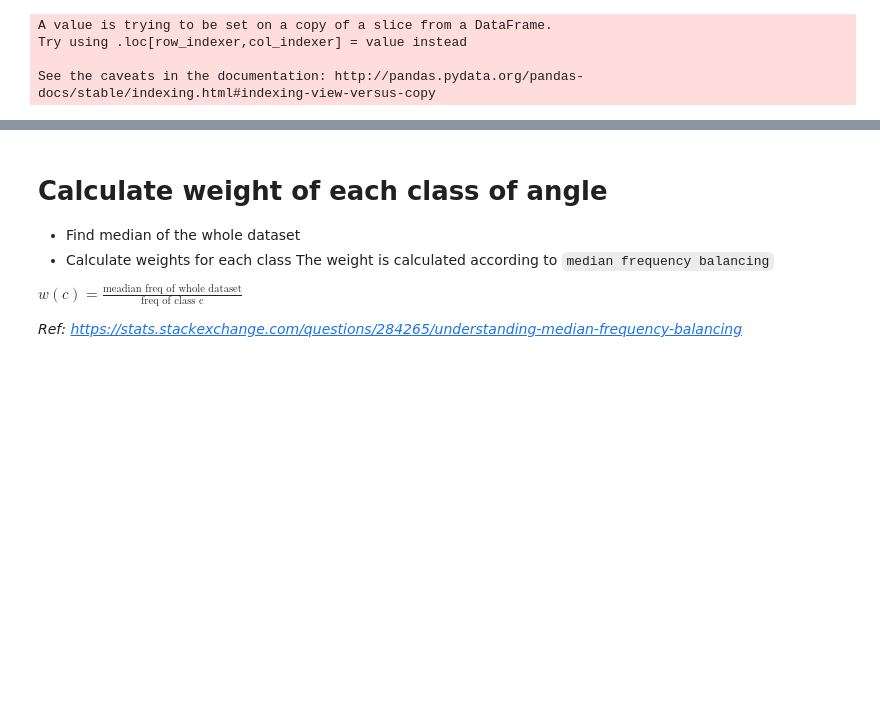
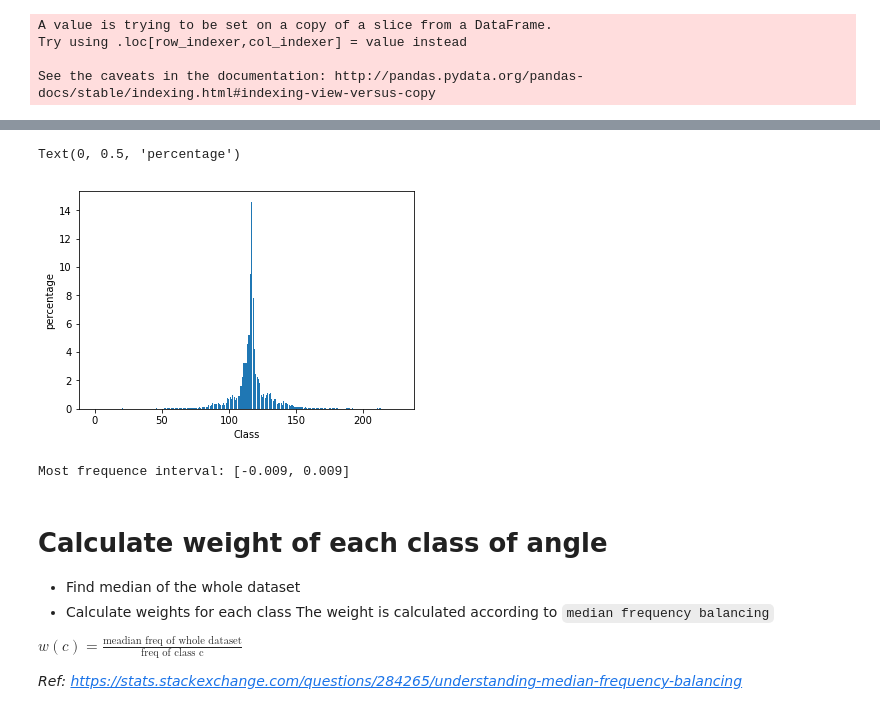
Before and after one commit to quan-dao/ECN-E2E, a Jupyter notebook: data/dataset_prepation.ipynb, the cells around one changed output, grey strips where cells are left out. Saved outputs shown, nothing was run; the diff lists cells and outputs as text; code cells hidden in the pictures; blank space fills up the shorter version.

```diff
--- a/data/dataset_prepation.ipynb
+++ b/data/dataset_prepation.ipynb
@@ -39,3 +43,16 @@ bins_cnt, bins_edge, _ = plt.hist(center_cam_df['angle'], bins=bins)
+# %%
+class_portion = bins_cnt*100. / np.sum(bins_cnt)
+plt.bar(np.arange(len(bins_cnt)).astype(int), class_portion)
+plt.xlabel("Class")
+plt.ylabel("percentage")
+# %% [output]
+Text(0, 0.5, 'percentage')
+[figure, added]
+# %%
+max_idx = np.argmax(bins_cnt)
+print("Most frequence interval: [%.3f, %.3f]" % (bins_edge[max_idx], bins_edge[max_idx + 1]))
+# %% [output]
+Most frequence interval: [-0.009, 0.009]
 # %% [markdown]
 # Calculate weight of each class of angle
 * Find median of the whole dataset
```
Also changed, not shown: parts of 11 cells of this notebook, 9 other files.
